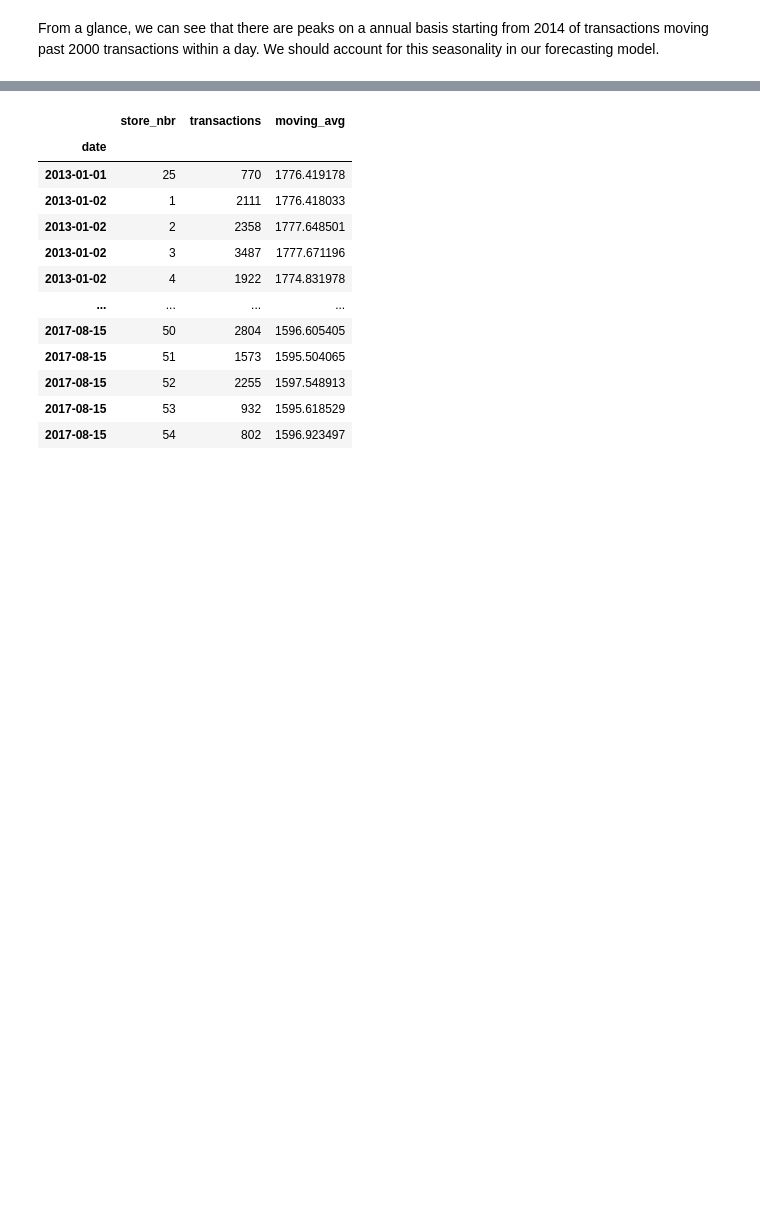
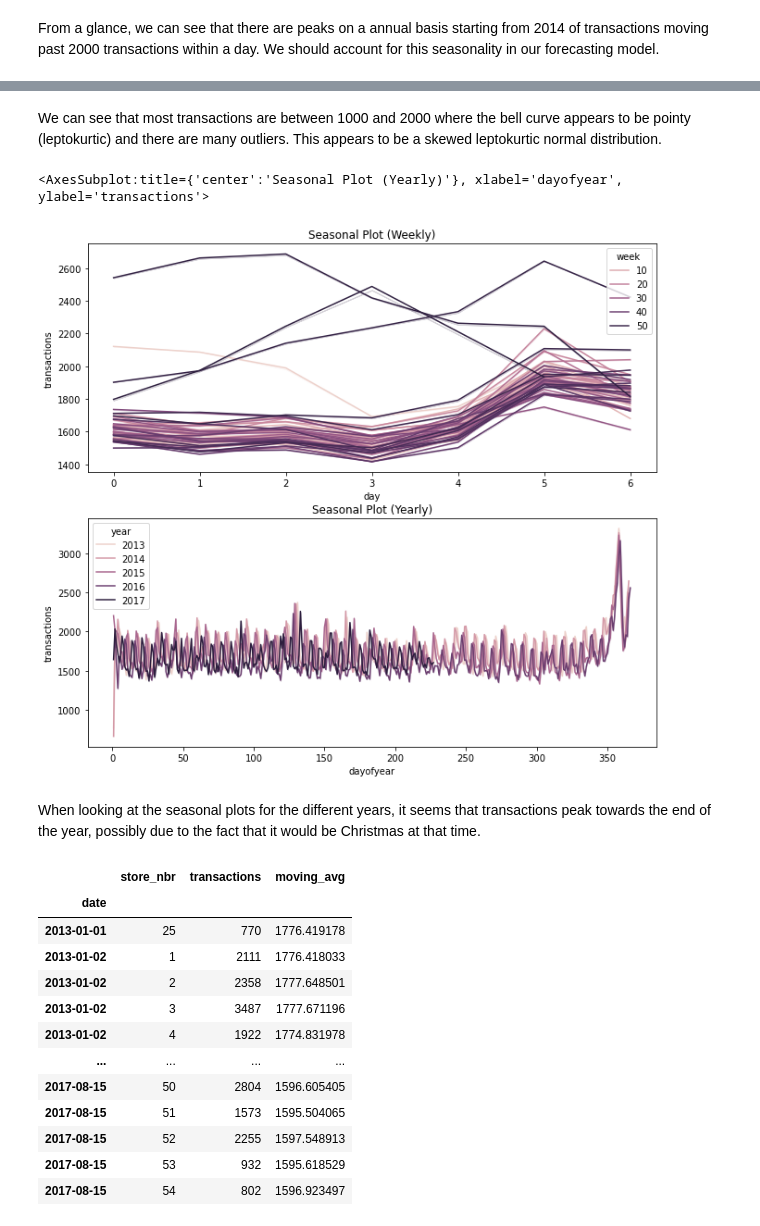
Before and after one commit to HelloWorld183L/EDA_Work, a Jupyter notebook: salestimeseries.ipynb, the cells around one changed output, grey strips where cells are left out. Drawn from its saved outputs; the diff is of its cells as text; code cells hidden in the pictures; blank space fills up the shorter version.

```diff
--- a/salestimeseries.ipynb
+++ b/salestimeseries.ipynb
@@ -679,21 +580,22 @@ seasonal_plot(X, y="transactions", period="year", freq="dayofyear", ax=ax1);
+# %% [markdown]
+We can see that most transactions are between 1000 and 2000 where the bell curve appears to be pointy (leptokurtic) and there are many outliers. This appears to be a skewed leptokurtic normal distribution.
 # %%
-def seasonal_line_plot(x, y, period, freq, title, ax):
-    ax = sns.lineplot(
-        x=x,
-        y=y,
-        hue=hue,
-        data=X,
-        ci=False,
-        ax=ax0,
-        legend=False,
-    )
-    ax.set_title(title)
-    return ax
+seasons = transactions_df.copy()
 
-fig, (ax0, ax1) = plt.subplots(2, 1, figsize=(11, 8))
+seasons["day"] = seasons.index.dayofweek
+seasons["week"] = seasons.index.week
 
-seasonal_line_plot("day", y, "week", X, title="Seasonal Plot (Weekly)", ax=ax0)
-seasonal_line_plot("dayofyear", y, "year", X, title="Seasonal Plot (Yearly)", ax=ax1)
+seasons["dayofyear"] = seasons.index.dayofyear
+seasons["year"] = seasons.index.year
+
+fig, (ax0, ax1) = plt.subplots(2, 1, figsize=(11, 10))
+seasonal_line_plot(X, y="transactions", period="week", freq='day', title="Seasonal Plot (Weekly)", ax=ax0)
+seasonal_line_plot(X, y="transactions", period="year", freq='dayofyear', title="Seasonal Plot (Yearly)", ax=ax1)
+# %% [output]
+<AxesSubplot:title={'center':'Seasonal Plot (Yearly)'}, xlabel='dayofyear', ylabel='transactions'>
+[figure, added]
+# %% [markdown]
+When looking at the seasonal plots for the different years, it seems that transactions peak towards the end of the year, possibly due to the fact that it would be Christmas at that time.
 # %%
 transactions_df
 # %% [output]
```
Also changed, not shown: parts of 15 cells of this notebook.
